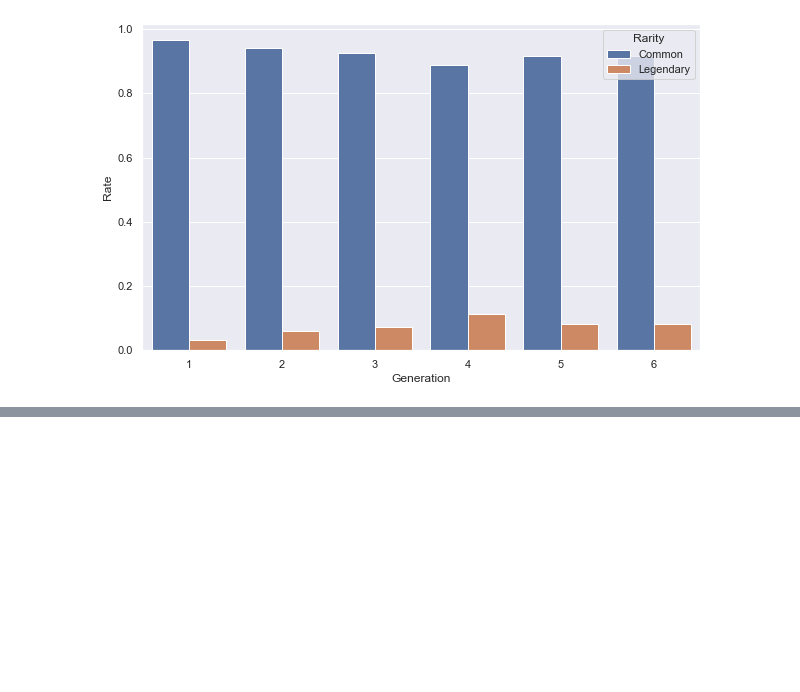
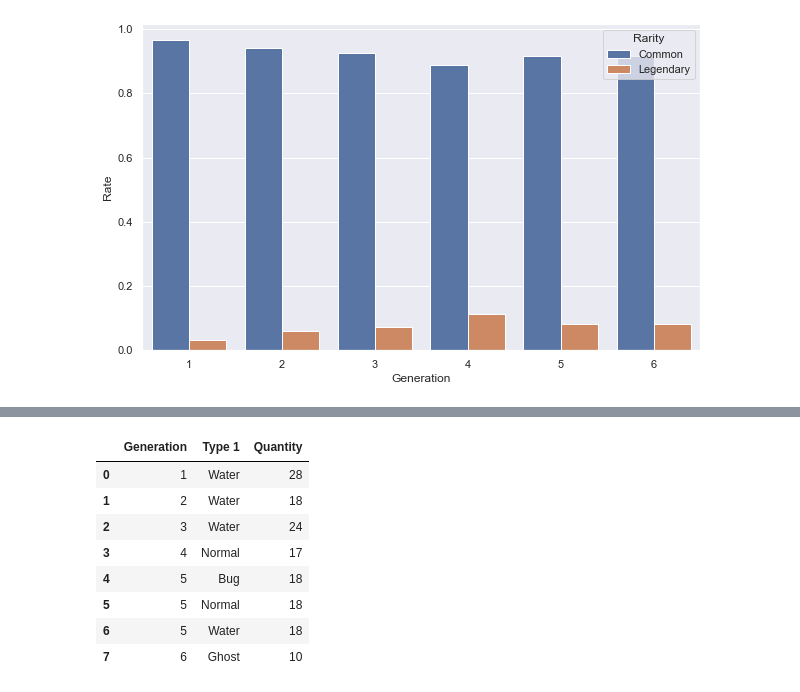
Before and after one commit to c-brugo/pkm-science, a Jupyter notebook: pkm-science.ipynb, the cells around one changed output, grey strips where cells are left out. Saved outputs shown, nothing was run; the diff lists cells and outputs as text; code cells hidden in the pictures; blank space fills up the shorter version.

```diff
--- a/pkm-science.ipynb
+++ b/pkm-science.ipynb
@@ -185,0 +205,16 @@ plt.show()
+# %%
+pkm_gen_type_df = pkm_df.groupby(["Generation","Type 1"]).size().reset_index(name="Quantity")
+
+idx = pkm_gen_type_df.groupby(["Generation"])["Quantity"].transform(max) == pkm_gen_type_df["Quantity"]
+
+pkm_gen_type_df[idx].reset_index(drop=True)
+# %% [output]
+|  | Generation | Type 1 | Quantity |
+| 0 | 1 | Water | 28 |
+| 1 | 2 | Water | 18 |
+| 2 | 3 | Water | 24 |
+| 3 | 4 | Normal | 17 |
+| 4 | 5 | Bug | 18 |
+| 5 | 5 | Normal | 18 |
+| 6 | 5 | Water | 18 |
+| 7 | 6 | Ghost | 10 |
```
Also changed, not shown: parts of 7 cells of this notebook.
